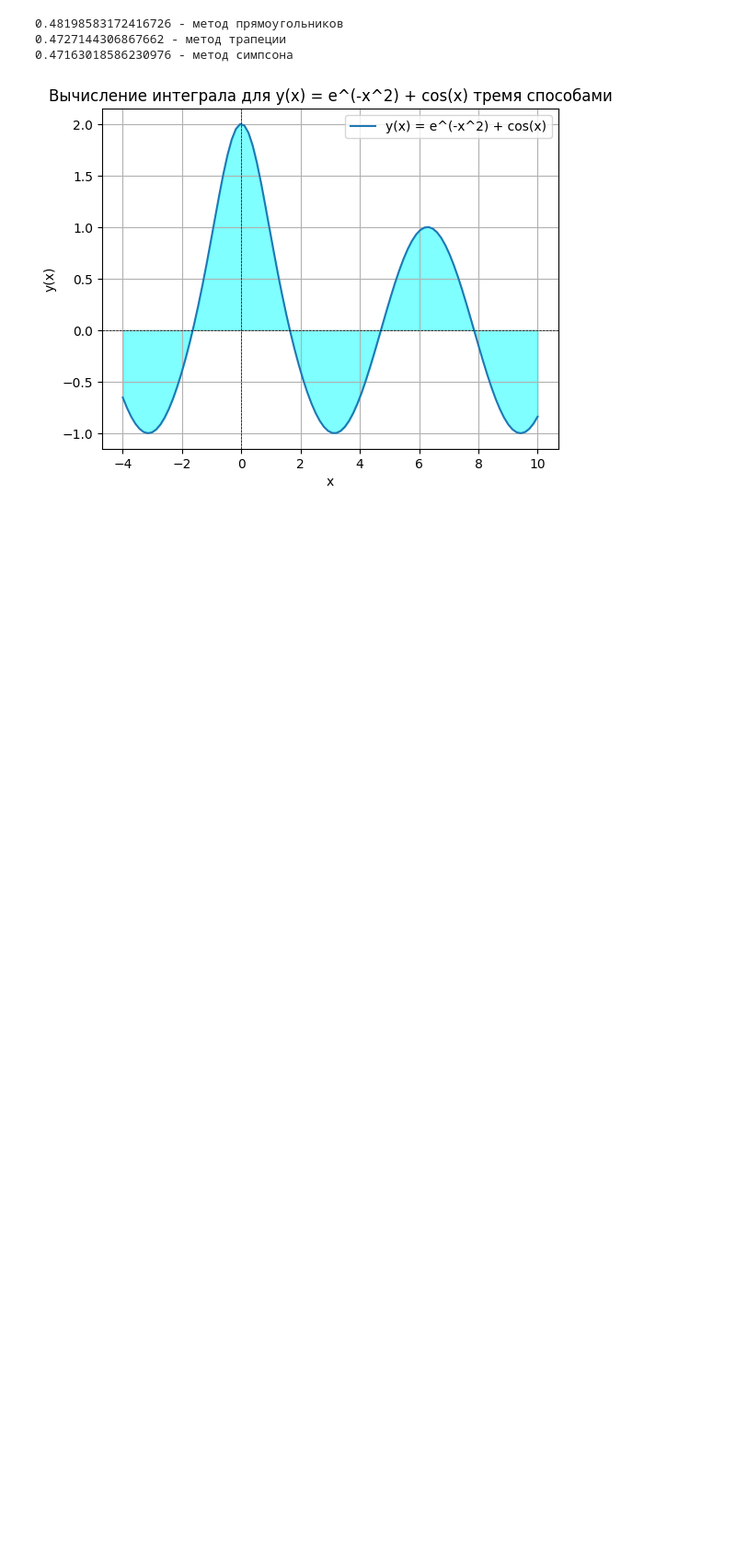
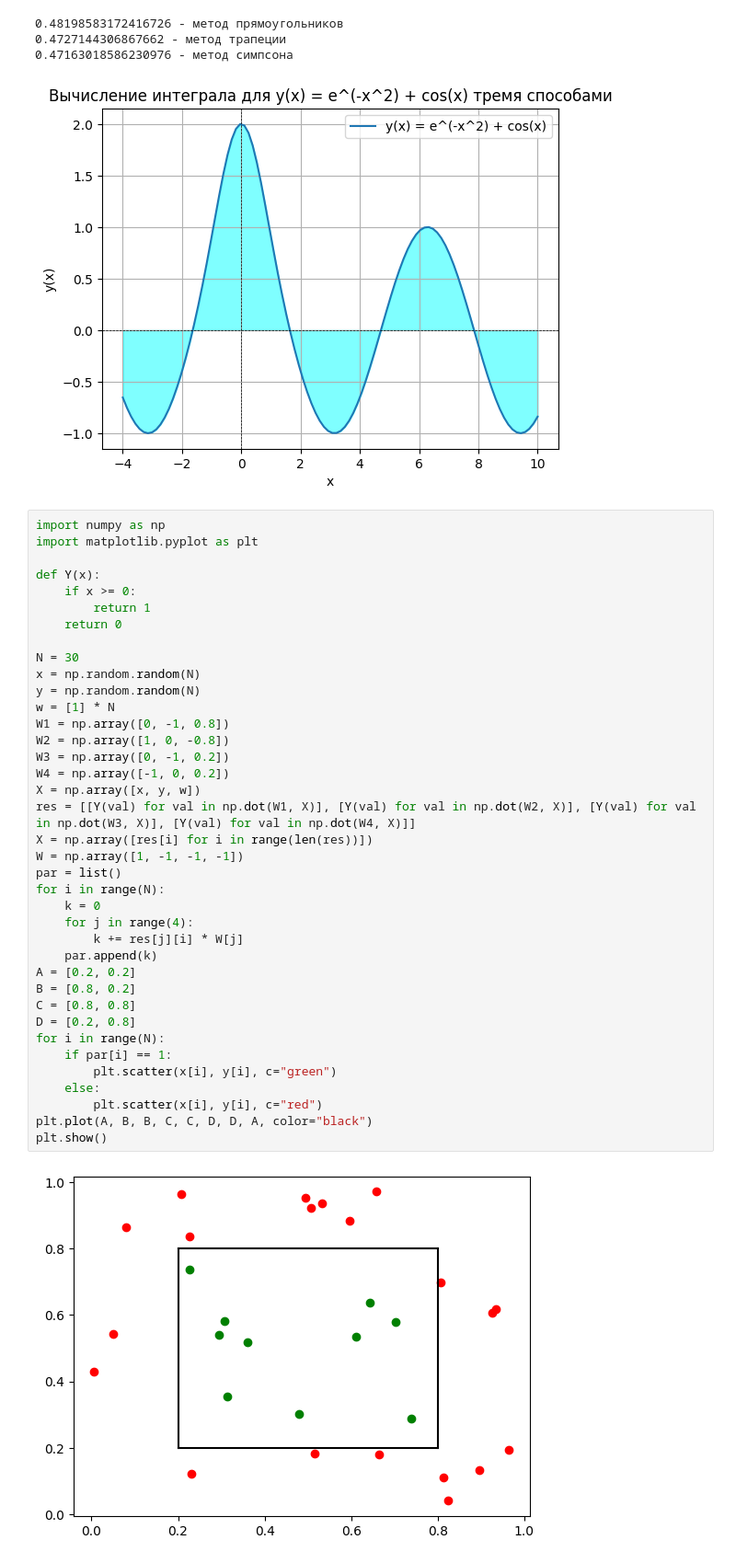
Before and after one commit to flake313/Malashin, a Jupyter notebook: 7&8.ipynb, the cells around one changed output. Shown at 92% size. Cells and saved outputs as stored; diff of their text form; blank space fills up the shorter version.

```diff
--- a/7&8.ipynb
+++ b/7&8.ipynb
@@ -143,3 +143,43 @@ plt.show()
 0.4727144306867662 - метод трапеции
 0.47163018586230976 - метод симпсона
 [figure]
+# %%
+import numpy as np
+import matplotlib.pyplot as plt
+
+def Y(x):
+    if x >= 0:
+        return 1
+    return 0
+
+N = 30
+x = np.random.random(N)
+y = np.random.random(N)
+w = [1] * N
+W1 = np.array([0, -1, 0.8])
+W2 = np.array([1, 0, -0.8])
+W3 = np.array([0, -1, 0.2])
+W4 = np.array([-1, 0, 0.2])
+X = np.array([x, y, w])
+res = [[Y(val) for val in np.dot(W1, X)], [Y(val) for val in np.dot(W2, X)], [Y(val) for val in np.dot(W3, X)], [Y(val) for val in np.dot(W4, X)]]
+X = np.array([res[i] for i in range(len(res))])
+W = np.array([1, -1, -1, -1])
+par = list()
+for i in range(N):
+    k = 0
+    for j in range(4):
+        k += res[j][i] * W[j]
+    par.append(k)
+A = [0.2, 0.2]
+B = [0.8, 0.2]
+C = [0.8, 0.8]
+D = [0.2, 0.8]
+for i in range(N):
+    if par[i] == 1:
+        plt.scatter(x[i], y[i], c="green")
+    else:
+        plt.scatter(x[i], y[i], c="red")
+plt.plot(A, B, B, C, C, D, D, A, color="black")
+plt.show()
+# %% [output]
+[figure, added]
```
